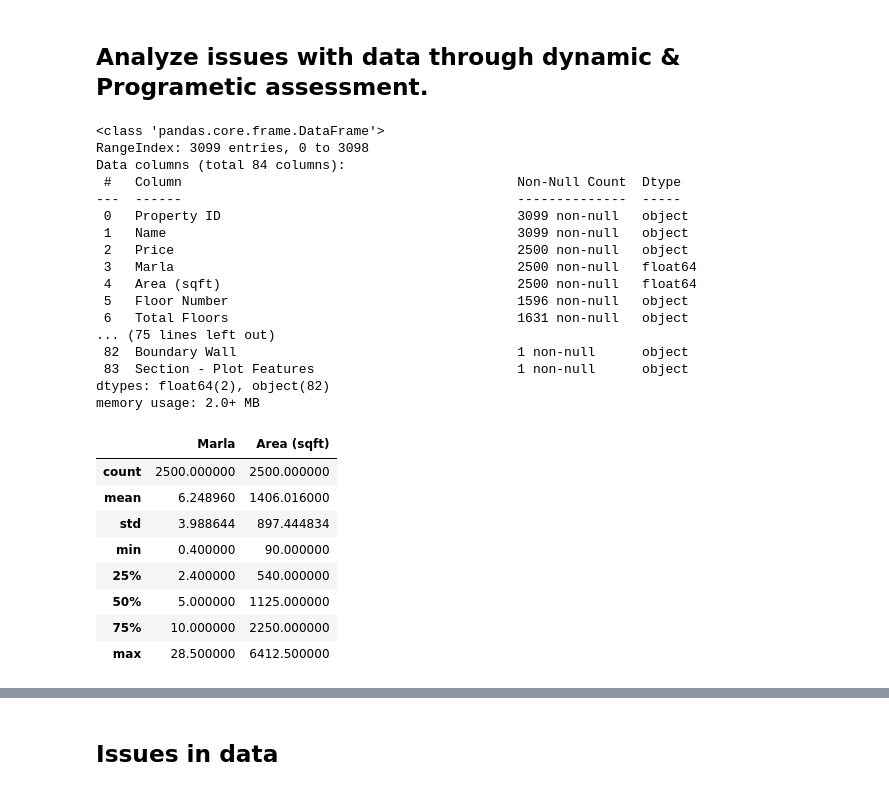
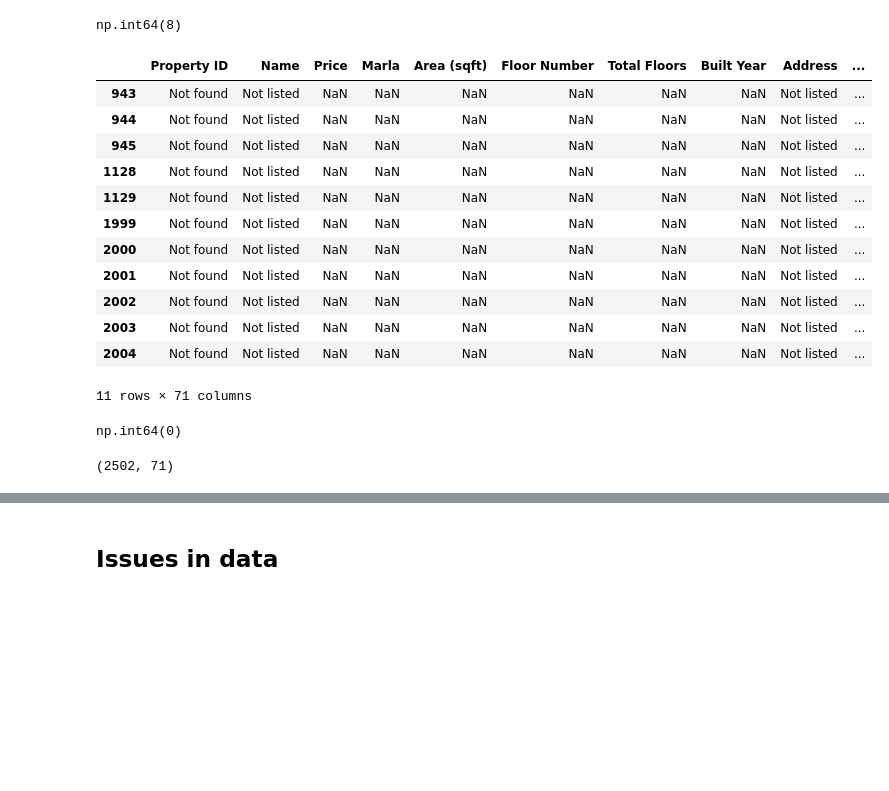
Before and after one commit to zeeshanAhmed2798/real-estate-ml-project, a Jupyter notebook: Data Cleaning/lahore_flats_cleaning.ipynb, the cells around one changed output, grey strips where cells are left out. Drawn from its saved outputs; the diff is of its cells as text; code cells hidden in the pictures; blank space fills up the shorter version.

```diff
--- a/Data Cleaning/lahore_flats_cleaning.ipynb
+++ b/Data Cleaning/lahore_flats_cleaning.ipynb
@@ -98,34 +28,20 @@ df.sample(10)
-# %% [markdown]
-## Analyze issues with data through dynamic & Programetic assessment.
-# %%
-df.info()
-# %% [output]
-<class 'pandas.core.frame.DataFrame'>
-RangeIndex: 3099 entries, 0 to 3098
-Data columns (total 84 columns):
- #   Column                                           Non-Null Count  Dtype
----  ------                                           --------------  -----
- 0   Property ID                                      3099 non-null   object
- 1   Name                                             3099 non-null   object
- 2   Price                                            2500 non-null   object
- 3   Marla                                            2500 non-null   float64
- 4   Area (sqft)                                      2500 non-null   float64
- 5   Floor Number                                     1596 non-null   object
- 6   Total Floors                                     1631 non-null   object
-... (75 lines left out)
- 82  Boundary Wall                                    1 non-null      object
- 83  Section - Plot Features                          1 non-null      object
-dtypes: float64(2), object(82)
-memory usage: 2.0+ MB
-# %%
-df.describe()
-# %% [output]
-|  | Marla | Area (sqft) |
-| count | 2500.000000 | 2500.000000 |
-| mean | 6.248960 | 1406.016000 |
-| std | 3.988644 | 897.444834 |
-| min | 0.400000 | 90.000000 |
-| 25% | 2.400000 | 540.000000 |
-| 50% | 5.000000 | 1125.000000 |
-| 75% | 10.000000 | 2250.000000 |
-| max | 28.500000 | 6412.500000 |
+# %%
+df.duplicated().sum()
+# %% [output]
+np.int64(8)
+# %%
+df[df.duplicated(keep=False)]
+# %% [output]
+|  | Property ID | Name | Price | Marla | Area (sqft) | Floor Number | Total Floors | Built Year | Address | ... |
+| 943 | Not found | Not listed | NaN | NaN | NaN | NaN | NaN | NaN | Not listed | ... |
+| 944 | Not found | Not listed | NaN | NaN | NaN | NaN | NaN | NaN | Not listed | ... |
+| 945 | Not found | Not listed | NaN | NaN | NaN | NaN | NaN | NaN | Not listed | ... |
+| 1128 | Not found | Not listed | NaN | NaN | NaN | NaN | NaN | NaN | Not listed | ... |
+| 1129 | Not found | Not listed | NaN | NaN | NaN | NaN | NaN | NaN | Not listed | ... |
+| 1999 | Not found | Not listed | NaN | NaN | NaN | NaN | NaN | NaN | Not listed | ... |
+| 2000 | Not found | Not listed | NaN | NaN | NaN | NaN | NaN | NaN | Not listed | ... |
+| 2001 | Not found | Not listed | NaN | NaN | NaN | NaN | NaN | NaN | Not listed | ... |
+| 2002 | Not found | Not listed | NaN | NaN | NaN | NaN | NaN | NaN | Not listed | ... |
+| 2003 | Not found | Not listed | NaN | NaN | NaN | NaN | NaN | NaN | Not listed | ... |
+| 2004 | Not found | Not listed | NaN | NaN | NaN | NaN | NaN | NaN | Not listed | ... |
+11 rows × 71 columns
@@ -131,0 +50,8 @@ df.describe()
+# %%
+df.duplicated().sum()
+# %% [output]
+np.int64(0)
+# %%
+df.shape
+# %% [output]
+(2502, 71)
```
Also changed, not shown: parts of 7 cells of this notebook.
